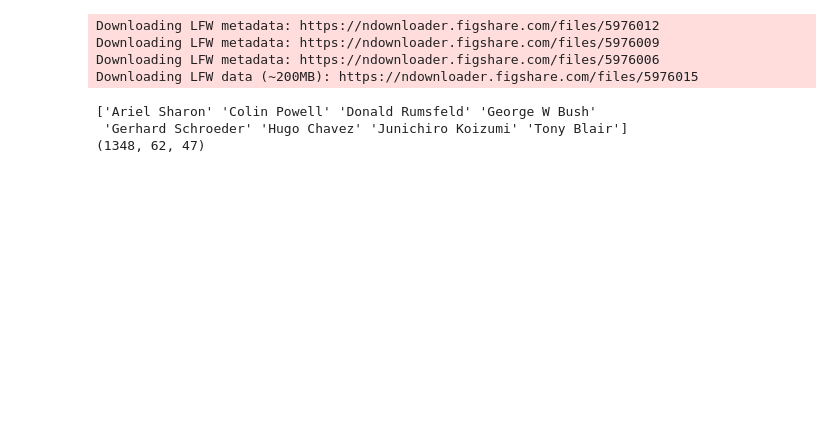
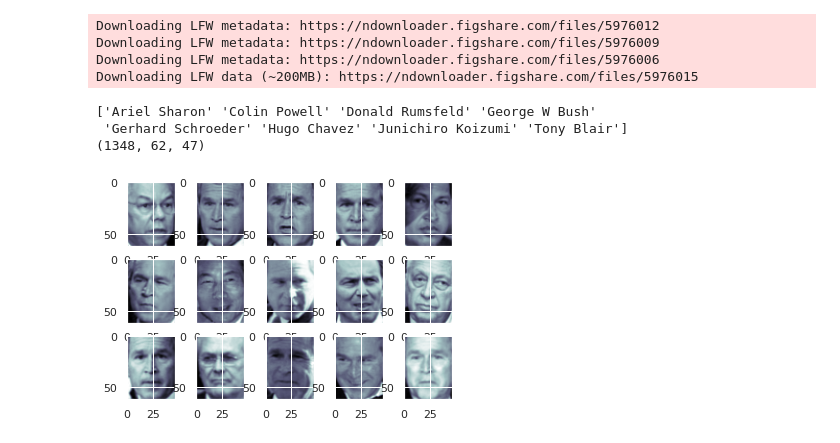
Before and after one commit to anmol0720/Facial-Recognition-Using-SVM, a Jupyter notebook: Face_Recognition.ipynb, the cells around one changed output. Drawn from its saved outputs; the diff is of its cells as text; code cells hidden in the pictures; blank space fills up the shorter version.

```diff
--- a/Face_Recognition.ipynb
+++ b/Face_Recognition.ipynb
@@ -22,3 +22,9 @@ Downloading LFW data (~200MB): https://ndownloader.figshare.com/files/5976015
 ['Ariel Sharon' 'Colin Powell' 'Donald Rumsfeld' 'George W Bush'
  'Gerhard Schroeder' 'Hugo Chavez' 'Junichiro Koizumi' 'Tony Blair']
 (1348, 62, 47)
+# %%
+fig, ax=plt.subplots(3,5)
+for i,axi in enumerate(ax.flat):
+  axi.imshow(faces.images[i], cmap='bone')
+# %% [output]
+[figure, added]
```
Also changed, not shown: parts of 1 cell of this notebook.
